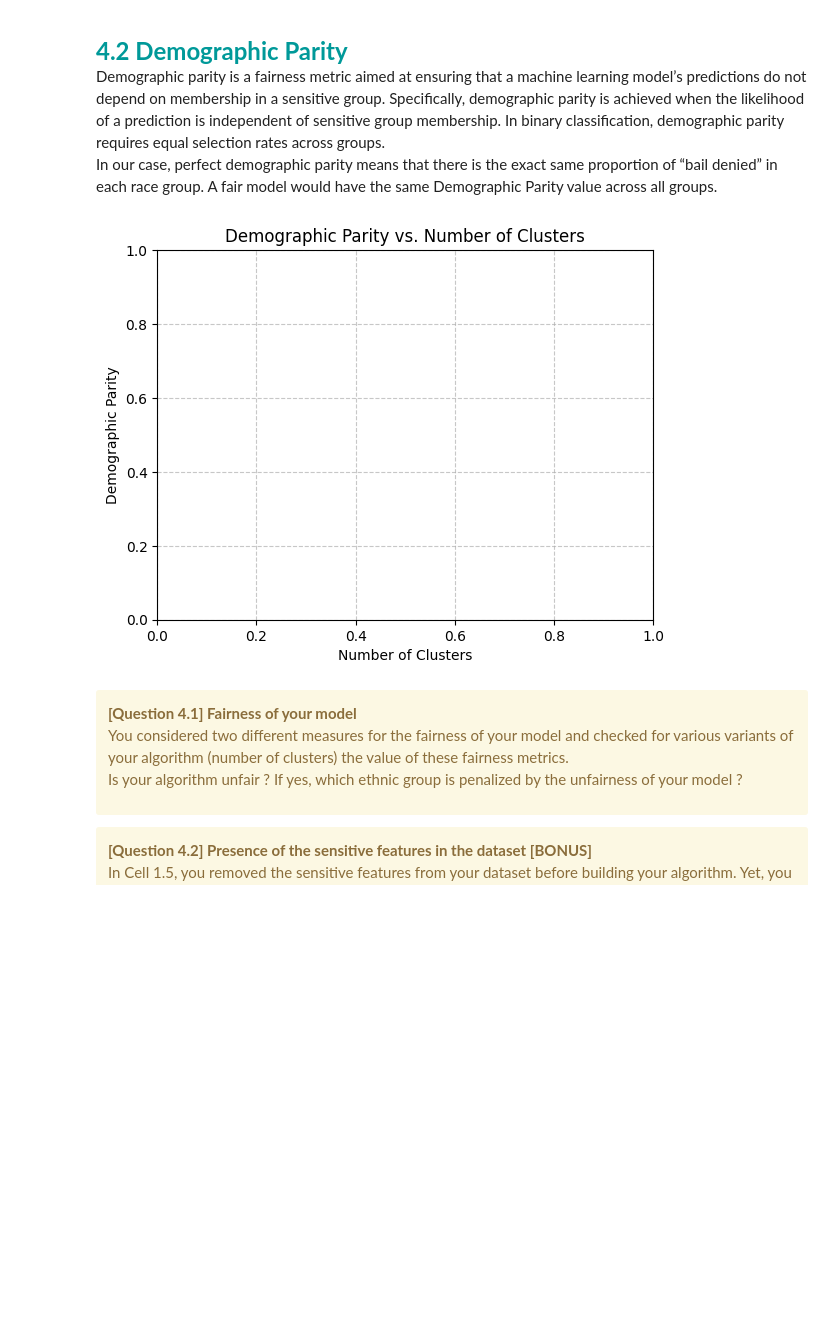
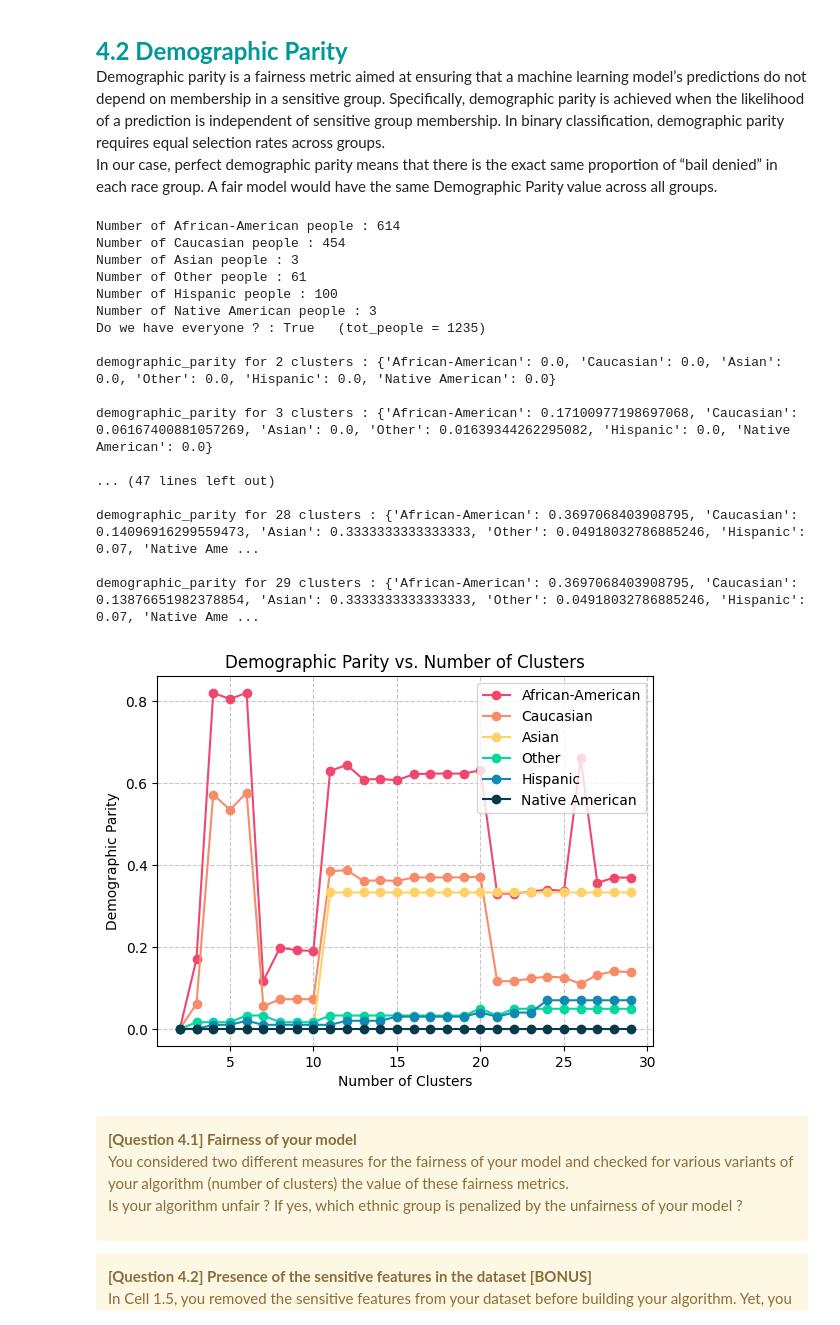
Before and after one commit to Potomolo/LEPL1109-CraHackaton, a Jupyter notebook: Hackaton_3/H3-Clustering-Student.ipynb, the cells around one changed output. Cells and saved outputs as stored; diff of their text form; code cells hidden in the pictures; blank space fills up the shorter version.

Commit message:
4.2 - Demographic Parity

```diff
--- a/Hackaton_3/H3-Clustering-Student.ipynb
+++ b/Hackaton_3/H3-Clustering-Student.ipynb
@@ -1317,36 +1317,96 @@ In our case, perfect demographic parity means that there is the exact same propo
 CELL N°4.2 Demographic Parity
 
 @pre:  A split of your dataset: X_train, X_test, y_train, y_test
 @post: A "Demographic Parity vs Number of Clusters" plot
+
 """
 
 
 # We provide the function below to compute demographic parity
 def compute_demographic_parity(y_pred, group_labels):
     unique_groups = np.unique(group_labels)
     demographic_parity = {}
 
     for group in unique_groups:
         # Create a boolean mask for the current group
         group_mask = group_labels == group
 
         # Calculate the proportion of positive predictions for the group
         group_pred = y_pred[group_mask]
         positive_rate = np.mean(group_pred == 1)
 
-        demographic_parity[group] = positive_rate
+        #demographic_parity[group] = positive_rate
+        # FOR BETTER VISIBILITY WHEN PRINTING :
+        demographic_parity[ list(race_map.keys())[list( race_map.values() ).index(group)] ] = float(positive_rate) # FILL DEMO_PARITY DICT WITH RACE_NAME RETRIEVED FROM THE NUMERICAL VALUE (group) USING RACE_MAP DICTIONNARY
 
     return demographic_parity
 
-n_clusters
+race_map = {
+    "African-American": 0,
+    "Caucasian": 1,
+    "Asian": 2,
+    "Other": 3,
+    "Hispanic": 4,
+    "Native American": 5,
+}
 
+race_names = list(race_map.keys()) # ['African-American', 'Caucasian', 'Asian', 'Other', 'Hispanic', 'Native American']
+race_values = list(race_map.values()) # [0, 1, 2, 3, 4, 5]
+
+#ADD NUMERICAL RACE COLUMN BACK TO HAVE THE INFORMATION IN THE TRAIN TEST SPLIT
+X["race"] = race_mapped # RACE_MAPPED = COLUMN OF X WITH ALL RACES AS A NUMERICAL VALUE (SEE 2.?)
+X_train, X_test, y_train, y_test = train_test_split(X, y, test_size=0.2, shuffle=True, random_state=42)
+X_test_race_values = X_test["race"].to_numpy(dtype=int)
+#print(X_test_race_values)
+
+#COUNT & PRINT NUMBER OF PEOPLE OF EACH RACE AND VERIFY IF WE HAVE EVERYONE
+total_people=0
+for i,race in enumerate(race_names):
+    total_people += np.sum(np.where(X_test["race"].to_numpy() == i, 1, 0))
+    print("Number of {0} people : ".format(race) + str(np.sum(np.where(X_test["race"].to_numpy() == i, 1, 0))))
+print("Do we have everyone ? : " + str(total_people == len(X_test["race"].to_numpy())) + "   (tot_people = " + str(len(X_test["race"].to_numpy())) + ") \n")
+
+n=30
+parity_matrix = [] # MATRIX OF 28 ROWS, EACH ROW FILLED WITH THE 6 RACES' PARITY (28 X 6)
+
+for i in range(2,n):
+    kmeans = KMeans(n_clusters=i, random_state=random_seed)
+    y_pred = np.array(compute_y_pred(kmeans, X_train, X_test, y_train))
+    nth_parities = compute_demographic_parity(y_pred,X_test_race_values) # CALCULATE THE 6 RACES' PARITIES FOR i CLUSTERS
+    print("demographic_parity for {0} clusters : ".format(i) + str(nth_parities) + "\n")
+    parity_matrix.append(list(nth_parities.values())) #ADD ROW OF PARITIES FOR i CLUSTERS (1 X 6)
+
+
+
+
+for i,color in zip(race_values,['#ef476f', '#f78c6b', '#ffd166', '#06d6a0', '#118ab2', '#073b4c']):
+    plt.plot(np.arange(2,n), [row[i] for row in parity_matrix], marker='o', linestyle='-', color=color, label=race_names[i])
 plt.xlabel("Number of Clusters")
 plt.ylabel("Demographic Parity")
 plt.title("Demographic Parity vs. Number of Clusters")
 plt.grid(True, linestyle="--", alpha=0.7)
+plt.legend()
 plt.show()
+X.drop("race", axis=1, inplace=True)
 # %% [output]
+Number of African-American people : 614
+Number of Caucasian people : 454
+Number of Asian people : 3
+Number of Other people : 61
+Number of Hispanic people : 100
+Number of Native American people : 3
+Do we have everyone ? : True   (tot_people = 1235)
+
+demographic_parity for 2 clusters : {'African-American': 0.0, 'Caucasian': 0.0, 'Asian': 0.0, 'Other': 0.0, 'Hispanic': 0.0, 'Native American': 0.0}
+
+demographic_parity for 3 clusters : {'African-American': 0.17100977198697068, 'Caucasian': 0.06167400881057269, 'Asian': 0.0, 'Other': 0.01639344262295082, 'Hispanic': 0.0, 'Native American': 0.0}
+
+... (47 lines left out)
+
+demographic_parity for 28 clusters : {'African-American': 0.3697068403908795, 'Caucasian': 0.14096916299559473, 'Asian': 0.3333333333333333, 'Other': 0.04918032786885246, 'Hispanic': 0.07, 'Native Ame ...
+
+demographic_parity for 29 clusters : {'African-American': 0.3697068403908795, 'Caucasian': 0.13876651982378854, 'Asian': 0.3333333333333333, 'Other': 0.04918032786885246, 'Hispanic': 0.07, 'Native Ame ...
-[figure, old version]
+[figure, new version]
 # %% [markdown]
 <div class="alert alert-warning">
 <b>[Question 4.1] Fairness of your model </b>  <br>
```
Also changed, not shown: parts of 2 cells of this notebook.
